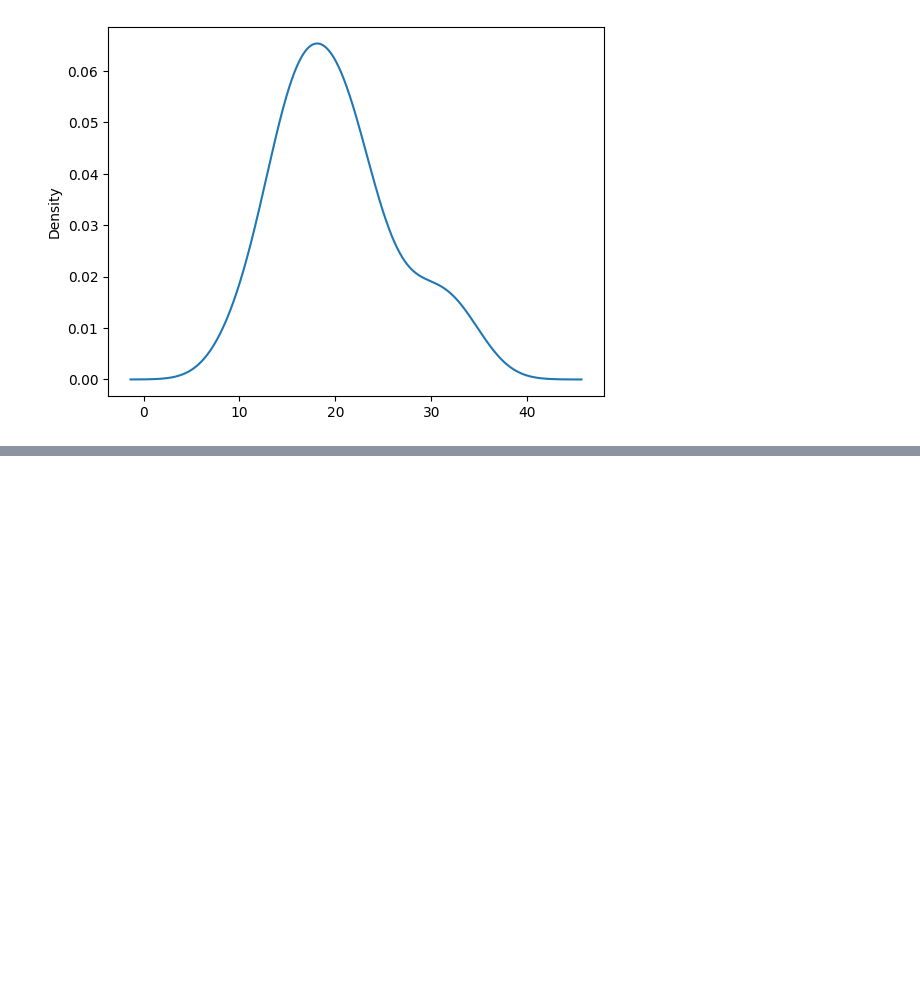
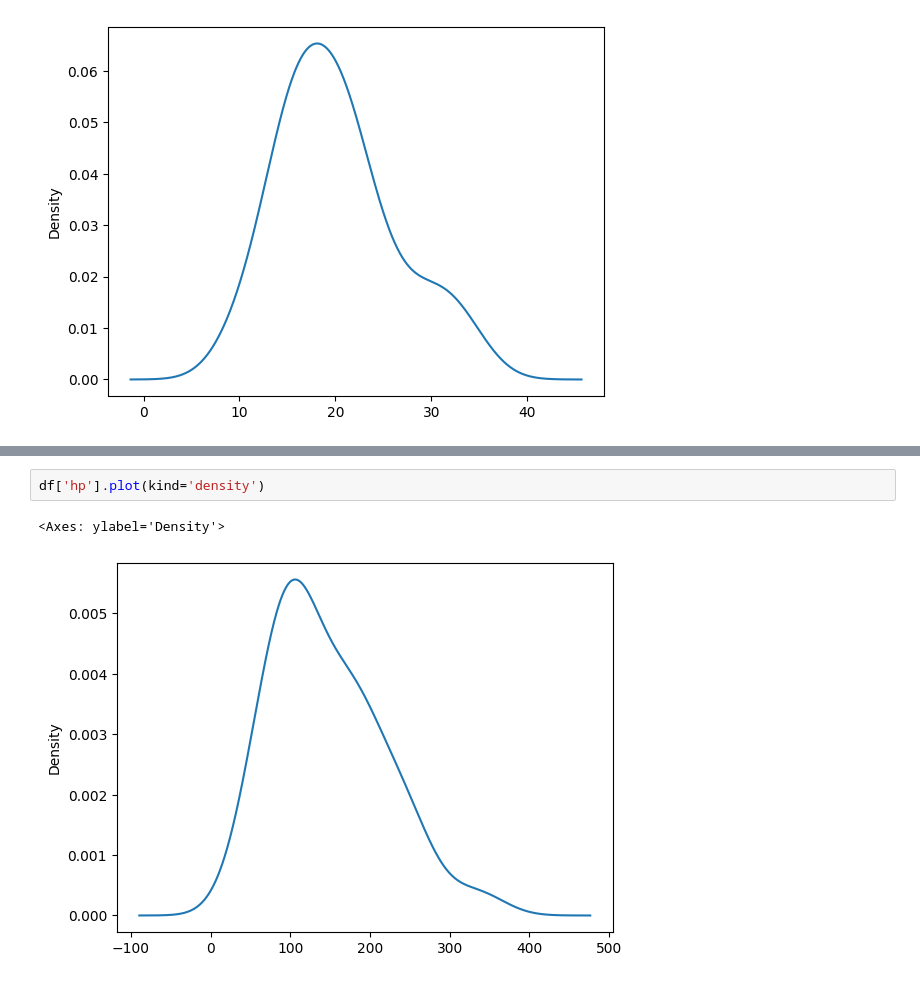
Before and after one commit to Javacream/org.javacream.training.python, a Jupyter notebook: programme/Woche9/motorcars/motorcars.ipynb, the cells around one changed output, grey strips where cells are left out. Drawn from its saved outputs; the diff is of its cells as text; blank space fills up the shorter version.

```diff
--- a/programme/Woche9/motorcars/motorcars.ipynb
+++ b/programme/Woche9/motorcars/motorcars.ipynb
@@ -193,0 +211,5 @@ df['mpg'].plot(kind='density')
+# %%
+df['hp'].plot(kind='density')
+# %% [output]
+<Axes: ylabel='Density'>
+[figure, added]
```
Also changed, not shown: parts of 3 cells of this notebook.
